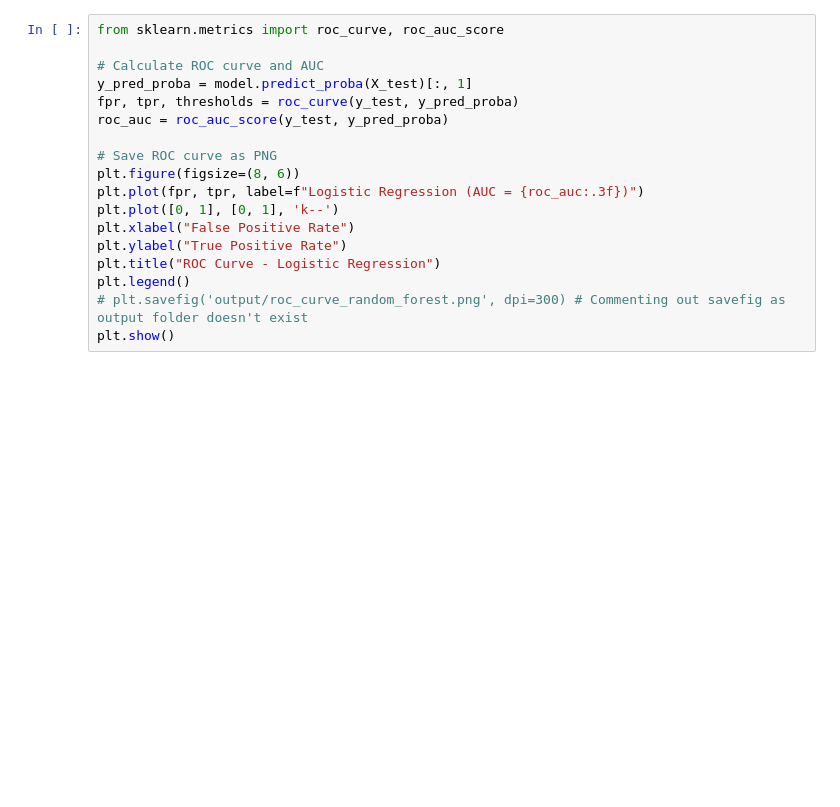
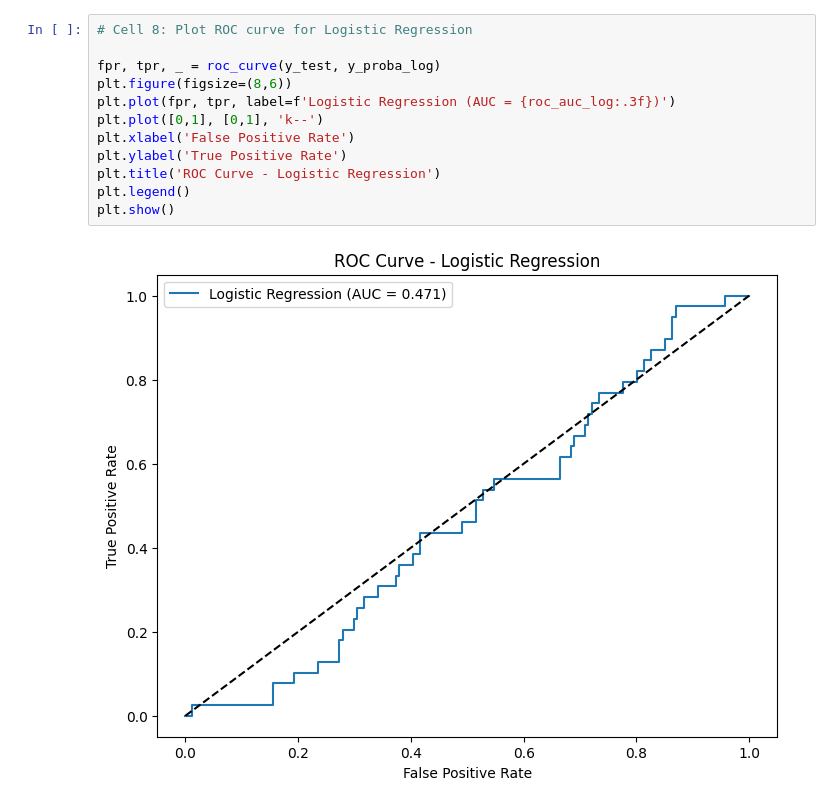
Before and after one commit to rakshitasankhe/nz-banking-customer-insights, a Jupyter notebook: notebooks/03_churn_prediction_model.ipynb, the cells around one changed output. Saved outputs shown, nothing was run; the diff lists cells and outputs as text; blank space fills up the shorter version.

```diff
--- a/notebooks/03_churn_prediction_model.ipynb
+++ b/notebooks/03_churn_prediction_model.ipynb
@@ -164,19 +158,15 @@ print("\nClassification Report:\n", classification_report(y_test, y_pred))
 # %%
-from sklearn.metrics import roc_curve, roc_auc_score
+# Cell 8: Plot ROC curve for Logistic Regression
 
-# Calculate ROC curve and AUC
-y_pred_proba = model.predict_proba(X_test)[:, 1]
-fpr, tpr, thresholds = roc_curve(y_test, y_pred_proba)
-roc_auc = roc_auc_score(y_test, y_pred_proba)
-
-# Save ROC curve as PNG
-plt.figure(figsize=(8, 6))
-plt.plot(fpr, tpr, label=f"Logistic Regression (AUC = {roc_auc:.3f})")
-plt.plot([0, 1], [0, 1], 'k--')
-plt.xlabel("False Positive Rate")
-plt.ylabel("True Positive Rate")
-plt.title("ROC Curve - Logistic Regression")
+fpr, tpr, _ = roc_curve(y_test, y_proba_log)
+plt.figure(figsize=(8,6))
+plt.plot(fpr, tpr, label=f'Logistic Regression (AUC = {roc_auc_log:.3f})')
+plt.plot([0,1], [0,1], 'k--')
+plt.xlabel('False Positive Rate')
+plt.ylabel('True Positive Rate')
+plt.title('ROC Curve - Logistic Regression')
 plt.legend()
-# plt.savefig('output/roc_curve_random_forest.png', dpi=300) # Commenting out savefig as output folder doesn't exist
 plt.show()
+# %% [output]
+[figure, added]
 # %%
```
Also changed, not shown: parts of 19 cells of this notebook, 1 other file.
